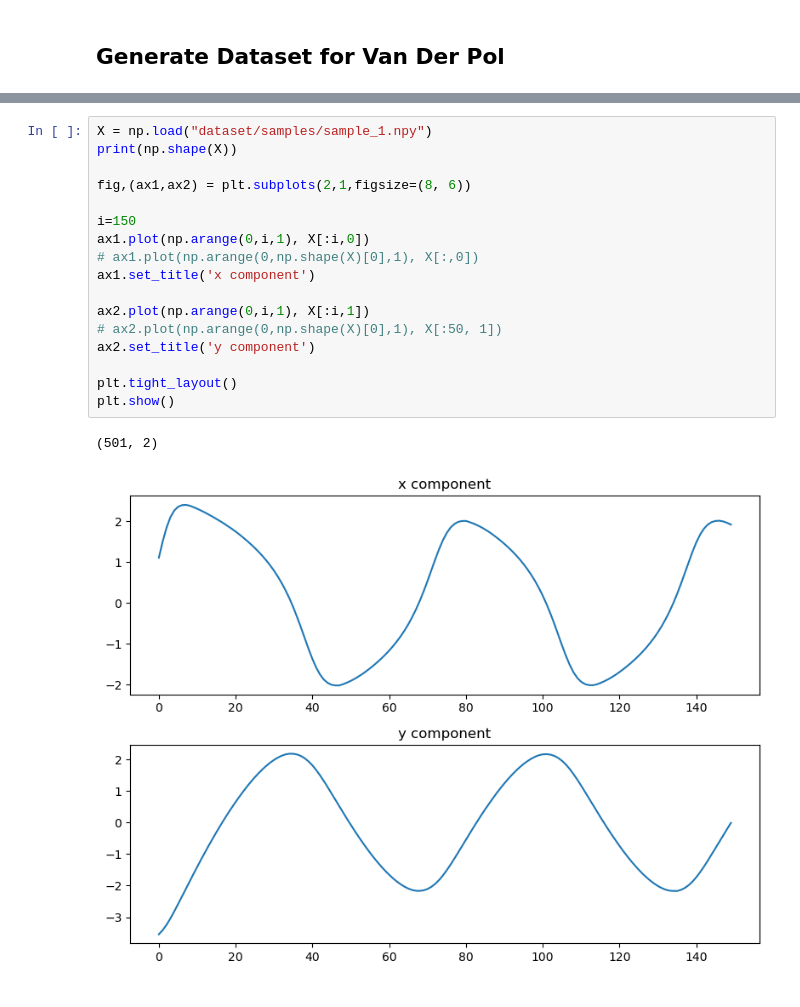
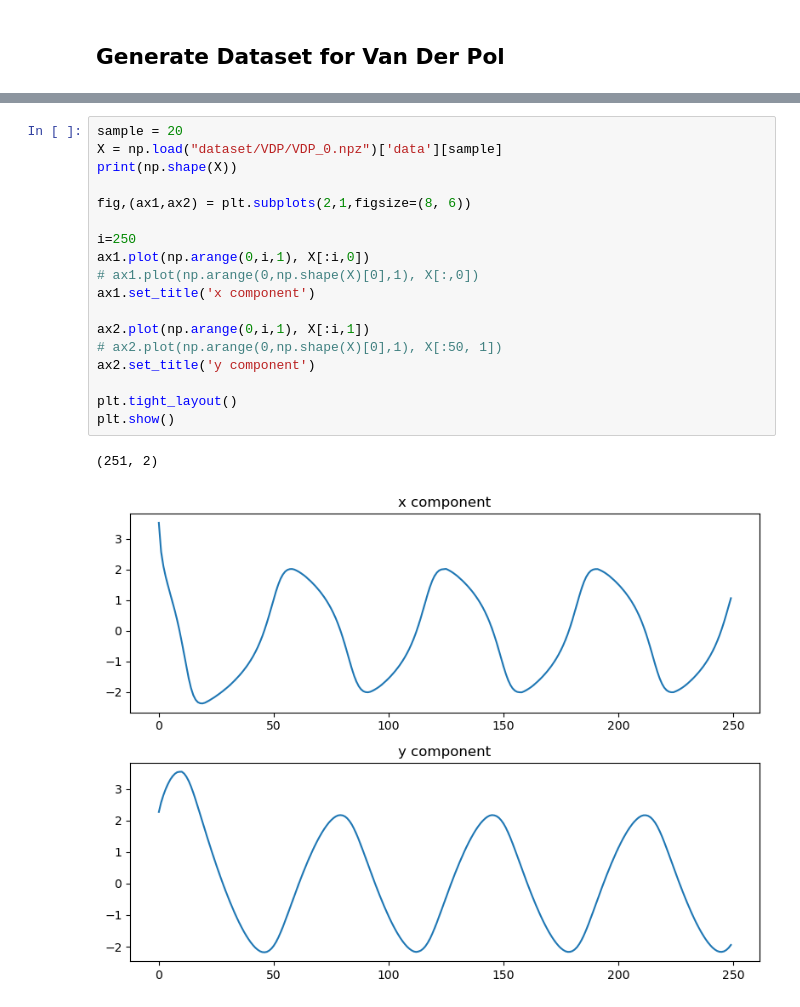
Before and after one commit to ibismanu/PACSproject_LED, a Jupyter notebook: main.ipynb, the cells around one changed output, grey strips where cells are left out. Drawn from its saved outputs; the diff is of its cells as text.

```diff
--- a/main.ipynb
+++ b/main.ipynb
@@ -95,20 +90,21 @@ Program finished in 8.074555499944836 seconds
 # %%
-X = np.load("dataset/samples/sample_1.npy")
+sample = 20
+X = np.load("dataset/VDP/VDP_0.npz")['data'][sample]
 print(np.shape(X))
 
 fig,(ax1,ax2) = plt.subplots(2,1,figsize=(8, 6))
 
-i=150
+i=250
 ax1.plot(np.arange(0,i,1), X[:i,0])
 # ax1.plot(np.arange(0,np.shape(X)[0],1), X[:,0])
 ax1.set_title('x component')
 
 ax2.plot(np.arange(0,i,1), X[:i,1])
 # ax2.plot(np.arange(0,np.shape(X)[0],1), X[:50, 1])
 ax2.set_title('y component')
 
 plt.tight_layout()
 plt.show()
 # %% [output]
-(501, 2)
+(251, 2)
-[figure, old version]
+[figure, new version]
```
Also changed, not shown: parts of 14 cells of this notebook, 3 other files.
